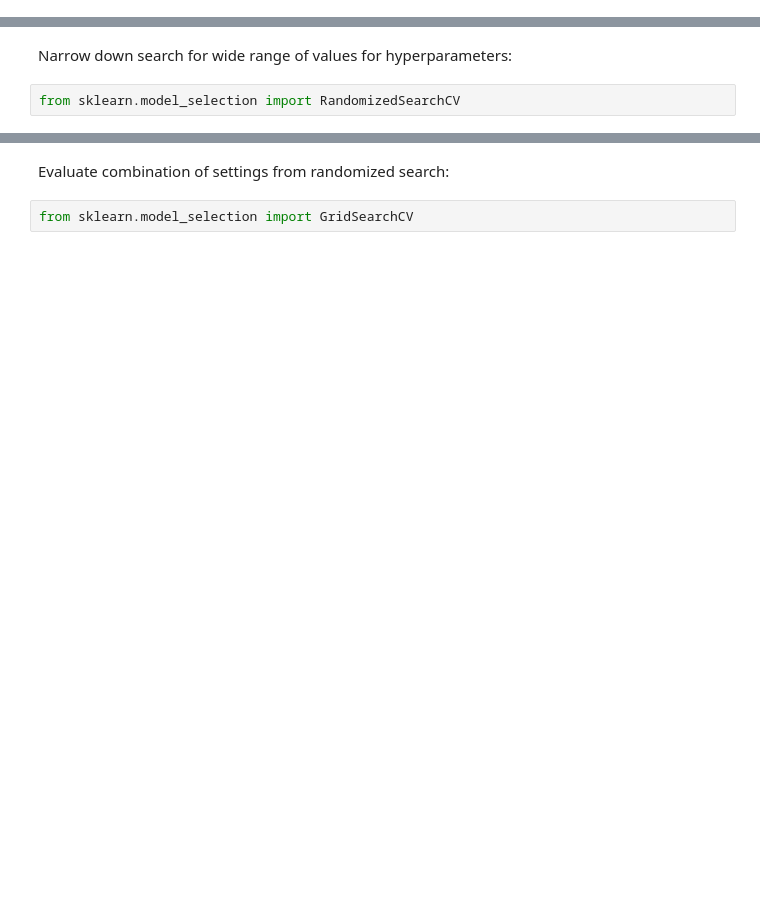
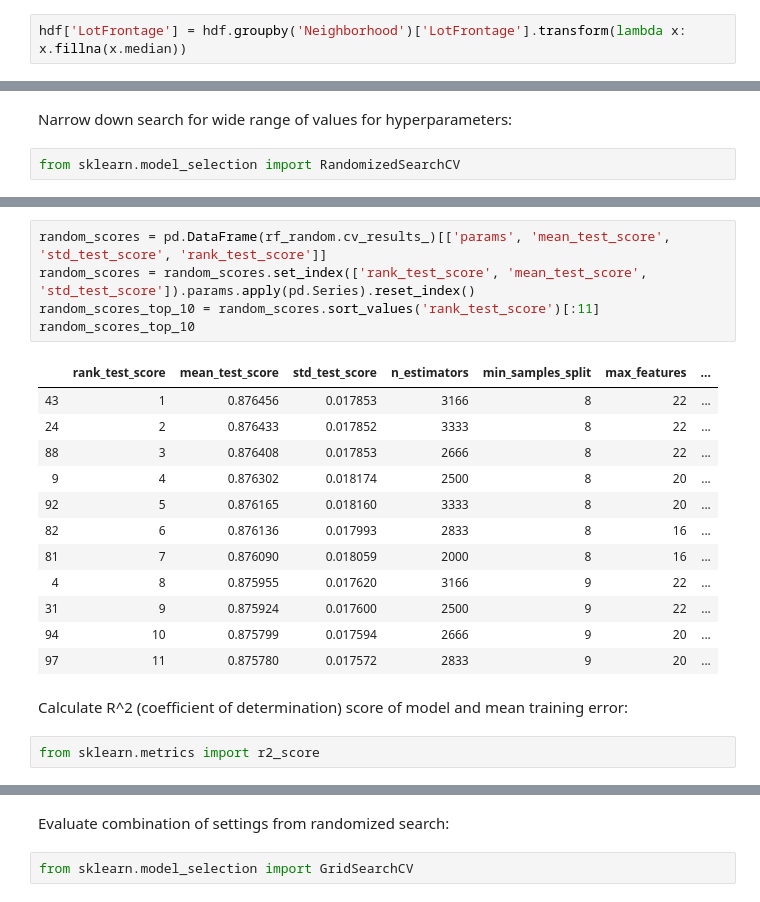
Before and after one commit to yslnam/collaborations, a Jupyter notebook: notebooks/You-Sun_Corr_Random_Forest_Notebook.ipynb, the cells around one changed output, grey strips where cells are left out. Cells and saved outputs as stored; diff of their text form; blank space fills up the shorter version.

```diff
--- a/notebooks/You-Sun_Corr_Random_Forest_Notebook.ipynb
+++ b/notebooks/You-Sun_Corr_Random_Forest_Notebook.ipynb
@@ -200,3 +126,5 @@ hdf.plot(kind = 'scatter', x = 'LotArea', y = 'LotFrontage')
+# %%
+hdf['LotFrontage'] = hdf.groupby('Neighborhood')['LotFrontage'].transform(lambda x: x.fillna(x.median))
 # %% [markdown]
 Insert text here later:
 # %%
@@ -447,0 +356,22 @@ rf_random.best_params_
+# %%
+random_scores = pd.DataFrame(rf_random.cv_results_)[['params', 'mean_test_score', 'std_test_score', 'rank_test_score']]
+random_scores = random_scores.set_index(['rank_test_score', 'mean_test_score', 'std_test_score']).params.apply(pd.Series).reset_index()
+random_scores_top_10 = random_scores.sort_values('rank_test_score')[:11]
+random_scores_top_10
+# %% [output]
+|  | rank_test_score | mean_test_score | std_test_score | n_estimators | min_samples_split | max_features | ... |
+| 43 | 1 | 0.876456 | 0.017853 | 3166 | 8 | 22 | ... |
+| 24 | 2 | 0.876433 | 0.017852 | 3333 | 8 | 22 | ... |
+| 88 | 3 | 0.876408 | 0.017853 | 2666 | 8 | 22 | ... |
+| 9 | 4 | 0.876302 | 0.018174 | 2500 | 8 | 20 | ... |
+| 92 | 5 | 0.876165 | 0.018160 | 3333 | 8 | 20 | ... |
+| 82 | 6 | 0.876136 | 0.017993 | 2833 | 8 | 16 | ... |
+| 81 | 7 | 0.876090 | 0.018059 | 2000 | 8 | 16 | ... |
+| 4 | 8 | 0.875955 | 0.017620 | 3166 | 9 | 22 | ... |
+| 31 | 9 | 0.875924 | 0.017600 | 2500 | 9 | 22 | ... |
+| 94 | 10 | 0.875799 | 0.017594 | 2666 | 9 | 20 | ... |
+| 97 | 11 | 0.875780 | 0.017572 | 2833 | 9 | 20 | ... |
+# %% [markdown]
+Calculate R^2 (coefficient of determination) score of model and mean training error:
+# %%
+from sklearn.metrics import r2_score
```
Also changed, not shown: parts of 89 cells of this notebook.
